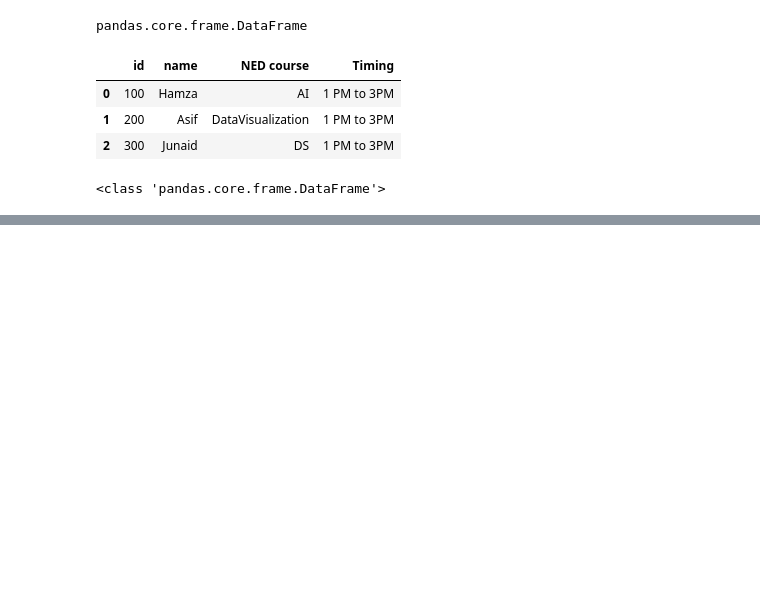
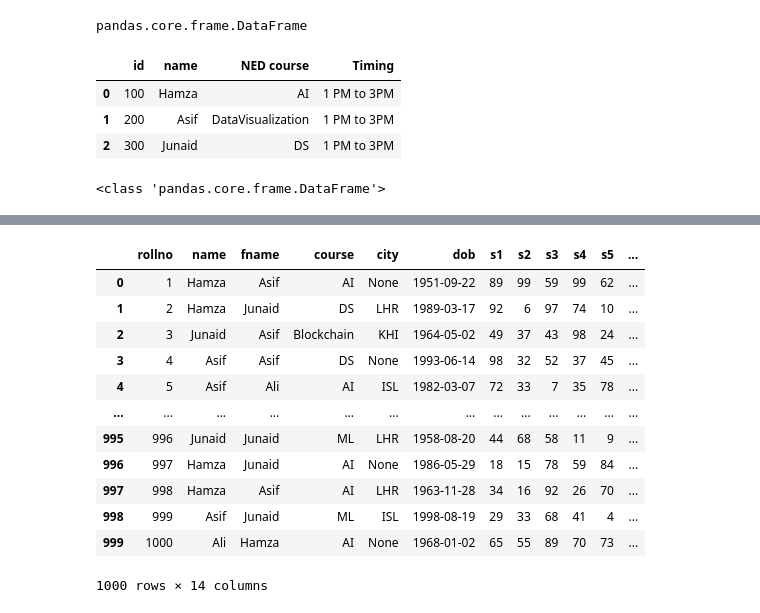
Before and after one commit to EnggQasim/NED_BATCH4_DATA_VIUSALIZATION, a Jupyter notebook: 03_week_pandas/pandas.ipynb, the cells around one changed output, grey strips where cells are left out. Drawn from its saved outputs; the diff is of its cells as text; code cells hidden in the pictures; blank space fills up the shorter version.

```diff
--- a/03_week_pandas/pandas.ipynb
+++ b/03_week_pandas/pandas.ipynb
@@ -438,0 +748,17 @@ df1
+# %%
+df1['Grade'] = df1['percentage'].apply(grade)
+df1
+# %% [output]
+|  | rollno | name | fname | course | city | dob | s1 | s2 | s3 | s4 | s5 | ... |
+| 0 | 1 | Hamza | Asif | AI | None | 1951-09-22 | 89 | 99 | 59 | 99 | 62 | ... |
+| 1 | 2 | Hamza | Junaid | DS | LHR | 1989-03-17 | 92 | 6 | 97 | 74 | 10 | ... |
+| 2 | 3 | Junaid | Asif | Blockchain | KHI | 1964-05-02 | 49 | 37 | 43 | 98 | 24 | ... |
+| 3 | 4 | Asif | Asif | DS | None | 1993-06-14 | 98 | 32 | 52 | 37 | 45 | ... |
+| 4 | 5 | Asif | Ali | AI | ISL | 1982-03-07 | 72 | 33 | 7 | 35 | 78 | ... |
+| ... | ... | ... | ... | ... | ... | ... | ... | ... | ... | ... | ... | ... |
+| 995 | 996 | Junaid | Junaid | ML | LHR | 1958-08-20 | 44 | 68 | 58 | 11 | 9 | ... |
+| 996 | 997 | Hamza | Junaid | AI | None | 1986-05-29 | 18 | 15 | 78 | 59 | 84 | ... |
+| 997 | 998 | Hamza | Asif | AI | LHR | 1963-11-28 | 34 | 16 | 92 | 26 | 70 | ... |
+| 998 | 999 | Asif | Junaid | ML | ISL | 1998-08-19 | 29 | 33 | 68 | 41 | 4 | ... |
+| 999 | 1000 | Ali | Hamza | AI | None | 1968-01-02 | 65 | 55 | 89 | 70 | 73 | ... |
+1000 rows × 14 columns
```
Also changed, not shown: parts of 28 cells of this notebook, 2 other files.
